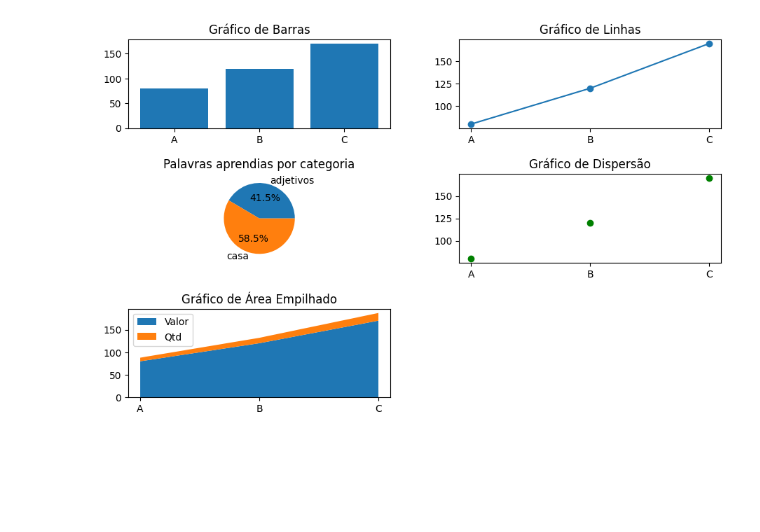
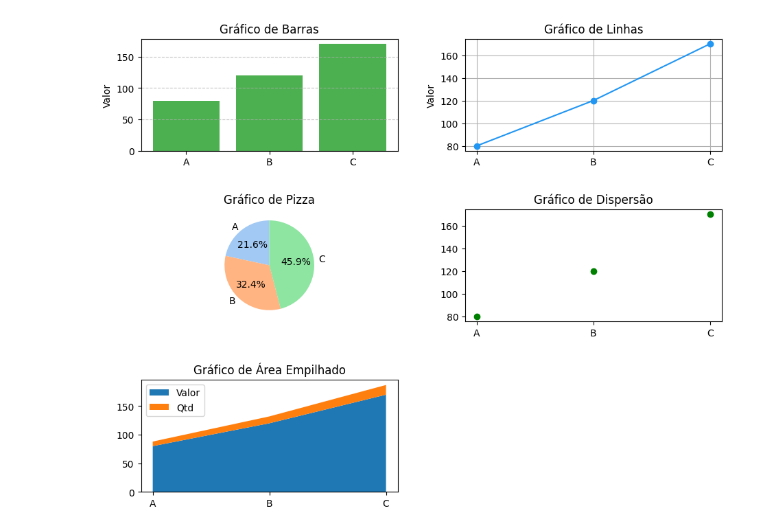
Before and after one commit to GuilhermeBranddao/fast-english, a Jupyter notebook: app/extract_imgs/new_features/generate_statistc.ipynb, the cells around one changed output. Cells and saved outputs as stored; diff of their text form; code cells hidden in the pictures; blank space fills up the shorter version.

```diff
--- a/app/extract_imgs/new_features/generate_statistc.ipynb
+++ b/app/extract_imgs/new_features/generate_statistc.ipynb
@@ -46,7 +34,7 @@ Successfully installed bottle-0.13.3 proxy_tools-0.1.0 pywebview-5.4
 # %%
 import pandas as pd
 
-df = pd.read_csv("/media/guilherme/ssd_m2_data/py_new_projects/fast_english/database/infos/game_data_hangman.csv")
+df = pd.read_csv("database/infos/game_data_hangman.csv")
 # %%
 df
 # %% [output]
@@ -83,11 +60,0 @@ df_category_word_mean
-# %%
-from datetime import datetime
-df["datetime"] = pd.to_datetime(df["datetime"], format='%Y-%m-%d')
-
-df["datetime_per_day"] = df["datetime"].apply(lambda x: f"{x.year}-{x.month}-{x.day}")
-# %%
-df_word_count_per_day = df.groupby("datetime_per_day").agg(
-    word_count = ("word", "count")
-).reset_index()
-
-df_word_count_per_day
@@ -115,6 +198,24 @@ dados = pd.DataFrame({
     'Ano': [2023, 2023, 2023, 2024, 2024, 2024]
 })
 
+
+def gra_barras(ax, categorias, valores):
+    ax.bar(categorias, valores, color="#4CAF50")
+    ax.set_title("Gráfico de Barras")
+    ax.set_ylabel("Valor")
+    ax.grid(axis='y', linestyle='--', alpha=0.7)
+
+def gra_linhas(ax, categorias, valores):
+    ax.plot(categorias, valores, marker='o', linestyle='-', color="#2196F3")
+    ax.set_title("Gráfico de Linhas")
+    ax.set_ylabel("Valor")
+    ax.grid(True)
+
+def gra_pizza(ax, categorias, valores):
+    ax.pie(valores, labels=categorias, autopct="%1.1f%%", startangle=90,
+           colors=sns.color_palette("pastel"))
+    ax.set_title("Gráfico de Pizza")
+
 # Função para atualizar todos os gráficos
 def atualizar_graficos():
     ano = int(combo_ano.get())
@@ -127,18 +228,19 @@ def atualizar_graficos():
         ax.clear()
 
     # Gráfico de Barras
-    fig.axes[0].bar(categorias, valores)
-    fig.axes[0].set_title("Gráfico de Barras")
+    # gra_barras()
+    # fig.axes[0].bar(categorias, valores)
+    # fig.axes[0].set_title("Gráfico de Barras")
 
-    # Gráfico de Linhas
-    fig.axes[1].plot(categorias, valores, marker='o')
-    fig.axes[1].set_title("Gráfico de Linhas")
+    # # Gráfico de Linhas
+    # fig.axes[1].plot(categorias, valores, marker='o')
+    # fig.axes[1].set_title("Gráfico de Linhas")
 
-    # Gráfico de Pizza
-    # df_category_word_mean.plot(kind="pie", x="category", y="category_word_mean")
-    fig.axes[2].pie(x=df_category_word_mean["category_word_mean"], labels=df_category_word_mean["category"], autopct='%1.1f%%')
-    # fig.axes[2].legend()
-    fig.axes[2].set_title("Palavras aprendias por categoria")
+    # # Gráfico de Pizza
+    # # df_category_word_mean.plot(kind="pie", x="category", y="category_word_mean")
+    # fig.axes[2].pie(x=df_category_word_mean["category_word_mean"], labels=df_category_word_mean["category"], autopct='%1.1f%%')
+    # # fig.axes[2].legend()
+    # fig.axes[2].set_title("Palavras aprendias por categoria")
 
 
     # Gráfico de Dispersão
@@ -174,34 +276,34 @@ frame_top.pack(fill='x', padx=10, pady=5)
 frame_kpi = ttk.Frame(root)
 frame_kpi.pack(fill='x', padx=10, pady=5)
 
 label_kpi = ttk.Label(frame_kpi, text="Crescimento: --%", font=("Arial", 18), foreground='green')
 label_kpi.pack()
 
 
 ttk.Label(frame_top, text="Ano:").pack(side='left')
 combo_ano = ttk.Combobox(frame_top, values=sorted(dados['Ano'].unique()), state='readonly')
 combo_ano.set(dados['Ano'].max())
 combo_ano.pack(side='left', padx=5)
 
 ttk.Button(frame_top, text="Atualizar", command=atualizar_graficos).pack(side='left', padx=5)
 
 # Área dos gráficos
 frame_chart = ttk.Frame(root)
 frame_chart.pack(fill='both', expand=True)
 
 fig, axs = plt.subplots(3, 2, figsize=(10, 8))
 fig.tight_layout(pad=4)
 fig.delaxes(axs[2][1])  # Remove o sexto espaço não utilizado
 
 canvas = FigureCanvasTkAgg(fig, master=frame_chart)
 canvas.get_tk_widget().pack(fill='both', expand=True)
 
 # Primeira renderização
 atualizar_graficos()
 
 root.mainloop()
 # %% [output]
-[figure, old version]
+[figure, new version]
 # %%
 import tkinter as tk
 from tkinter import ttk
```
Also changed, not shown: parts of 10 cells of this notebook, 8 other files.
